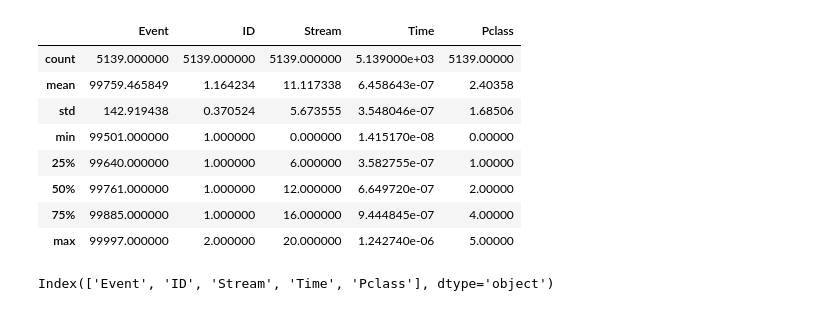
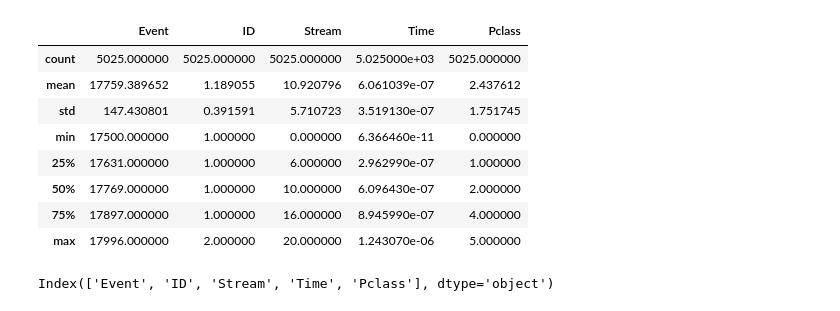
Before and after one commit to Fabiocufino/CMS-SpikingNeuralNetwork, a Jupyter notebook: Code/KNN.ipynb, the cells around one changed output. Cells and saved outputs as stored; diff of their text form; code cells hidden in the pictures.

```diff
--- a/Code/KNN.ipynb
+++ b/Code/KNN.ipynb
@@ -6,20 +6,20 @@ import matplotlib.pyplot as plt
 import seaborn as sns
 import scipy.stats as stats
 # %%
-file = '/Users/Fabio/Desktop/CMS-SpikingNeuralNetwork/Code/MODE/CSV/NL0=6_NL1=6_NCl=6_CF01=1.00_CFI0=1.00_CFI1=1.00_alfa=2.20_output.csv'
+file = '/Users/Fabio/Desktop/CMS-SpikingNeuralNetwork/Code/MODE/CSV/NL0=6_NL1=6_NCl=6_CF01=1.00_CFI0=1.00_CFI1=1.00_alfa=0.50_output.csv'
 data_pd = pd.read_csv(file) #NEW WORKs
 # data_pd = pd.read_csv("NL0=20_NL1=20_NCl=6_CF01=1.00_CFI0=1.00_CFI1=1.00_alfa=0.90_output.csv") #OLD WORKS
 data_pd.describe()
 # %% [output]
 |  | Event | ID | Stream | Time | Pclass |
-| count | 5139.000000 | 5139.000000 | 5139.000000 | 5.139000e+03 | 5139.00000 |
-| mean | 99759.465849 | 1.164234 | 11.117338 | 6.458643e-07 | 2.40358 |
-| std | 142.919438 | 0.370524 | 5.673555 | 3.548046e-07 | 1.68506 |
-| min | 99501.000000 | 1.000000 | 0.000000 | 1.415170e-08 | 0.00000 |
-| 25% | 99640.000000 | 1.000000 | 6.000000 | 3.582755e-07 | 1.00000 |
-| 50% | 99761.000000 | 1.000000 | 12.000000 | 6.649720e-07 | 2.00000 |
-| 75% | 99885.000000 | 1.000000 | 16.000000 | 9.444845e-07 | 4.00000 |
-| max | 99997.000000 | 2.000000 | 20.000000 | 1.242740e-06 | 5.00000 |
+| count | 5025.000000 | 5025.000000 | 5025.000000 | 5.025000e+03 | 5025.000000 |
+| mean | 17759.389652 | 1.189055 | 10.920796 | 6.061039e-07 | 2.437612 |
+| std | 147.430801 | 0.391591 | 5.710723 | 3.519130e-07 | 1.751745 |
+| min | 17500.000000 | 1.000000 | 0.000000 | 6.366460e-11 | 0.000000 |
+| 25% | 17631.000000 | 1.000000 | 6.000000 | 2.962990e-07 | 1.000000 |
+| 50% | 17769.000000 | 1.000000 | 10.000000 | 6.096430e-07 | 2.000000 |
+| 75% | 17897.000000 | 1.000000 | 16.000000 | 8.945990e-07 | 4.000000 |
+| max | 17996.000000 | 2.000000 | 20.000000 | 1.243070e-06 | 5.000000 |
 # %%
 print(data_pd.keys())
 # %% [output]
```
Also changed, not shown: parts of 11 cells of this notebook, 47 other files.
